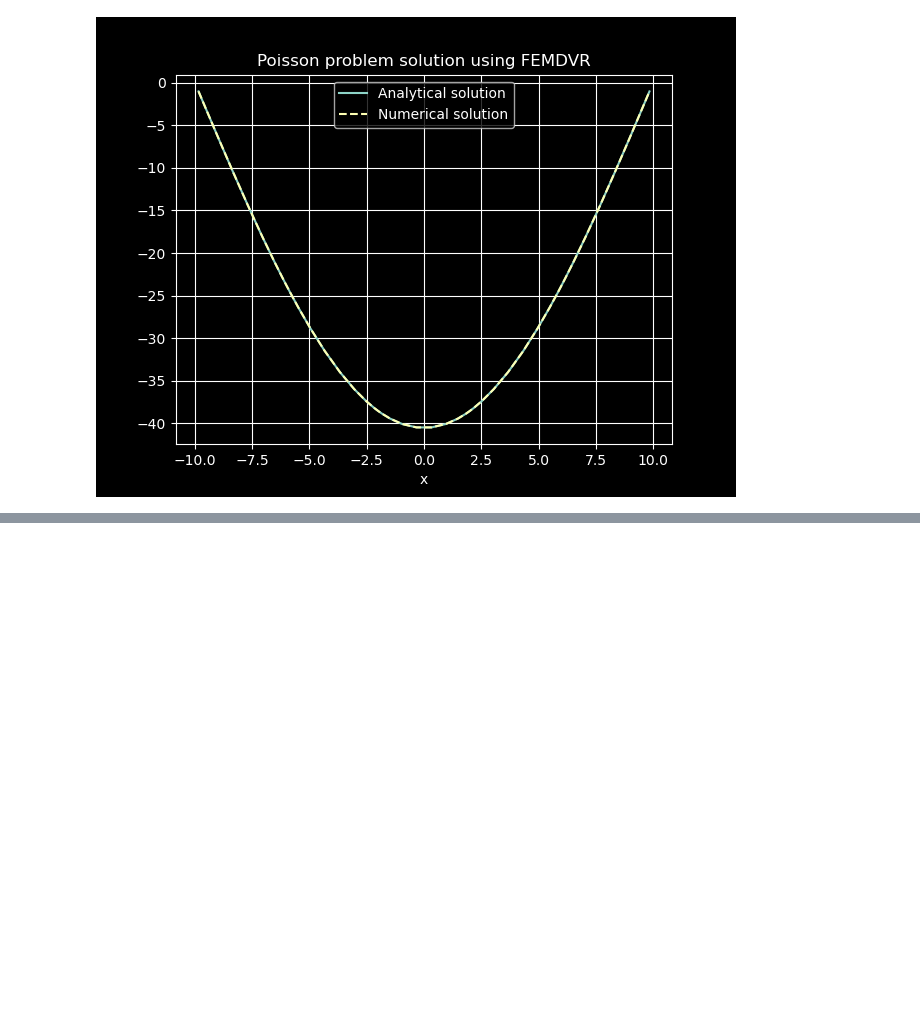
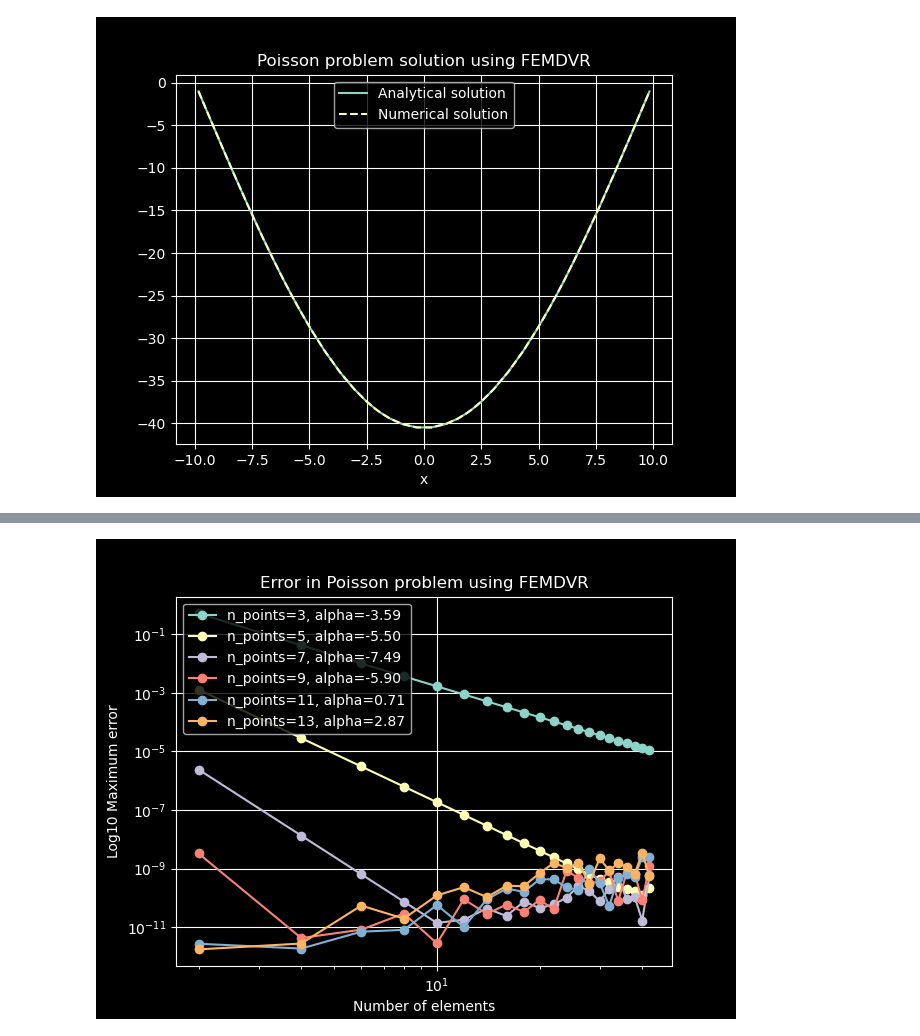
Before and after one commit to simenkva/FEMDVR, a Jupyter notebook: examples.ipynb, the cells around one changed output, grey strips where cells are left out. Cells and saved outputs as stored; diff of their text form; code cells hidden in the pictures; blank space fills up the shorter version.

```diff
--- a/examples.ipynb
+++ b/examples.ipynb
@@ -133,0 +173,16 @@ Maximum error in Poisson problem:  9.379164112033322e-13
+# %%
+
+plt.figure()
+
+for i in range(len(n_points_list)):
+    n_points = n_points_list[i]
+    alpha = np.polyfit( np.log(n_elem_list[:3]), np.log(errors[:3, i]), 1)[0]
+    plt.loglog(n_elem_list, errors[:, i], label=f'n_points={n_points}, alpha={alpha:.2f}', marker='o')
+plt.xlabel('Number of elements')
+plt.ylabel('Log10 Maximum error')
+plt.title('Error in Poisson problem using FEMDVR')
+plt.grid()
+plt.legend()
+plt.show()
+# %% [output]
+[figure, added]
```
Also changed, not shown: parts of 4 cells of this notebook.
